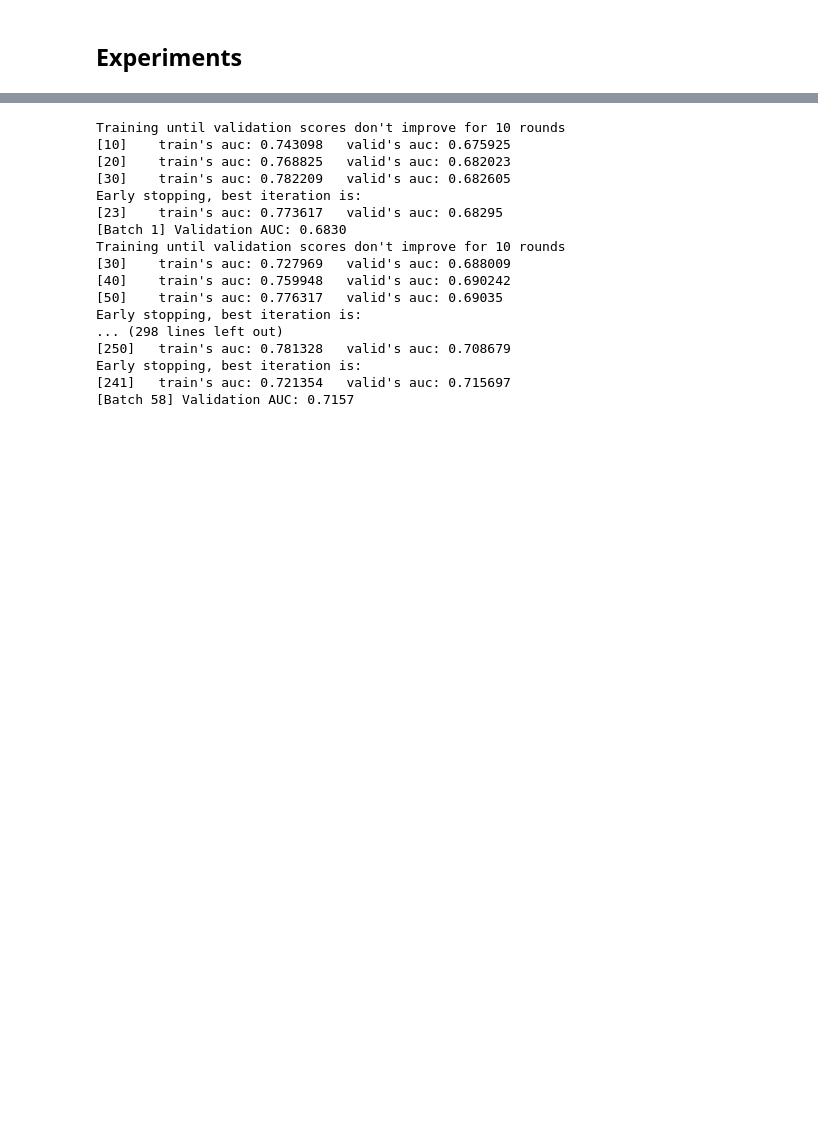
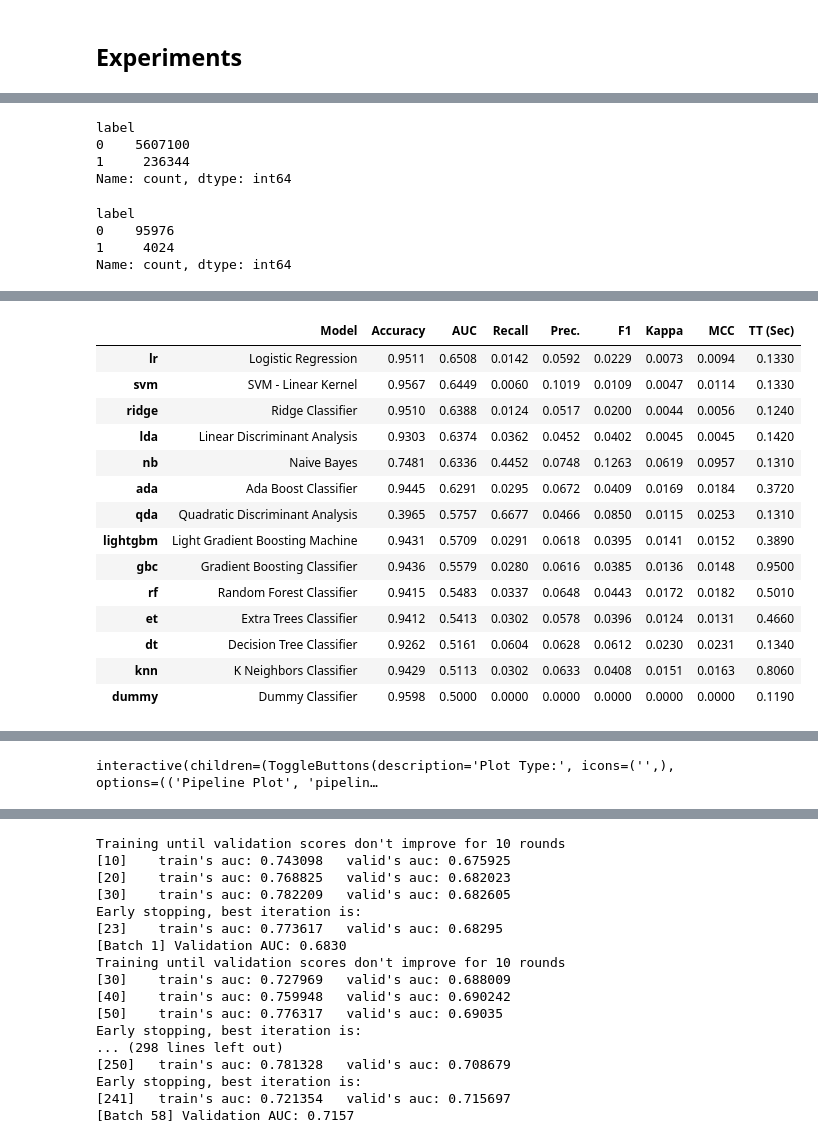
Before and after one commit to mtanig/ml-snippets, a Jupyter notebook: ctr_predction_title_and_others/experiments.ipynb, the cells around one changed output, grey strips where cells are left out. Drawn from its saved outputs; the diff is of its cells as text; code cells hidden in the pictures; blank space fills up the shorter version.

```diff
--- a/ctr_predction_title_and_others/experiments.ipynb
+++ b/ctr_predction_title_and_others/experiments.ipynb
@@ -36,0 +42,9 @@ Archive:  MINDsmall_dev.zip
+# %%
+news_path = "MINDsmall_train/news.tsv"
+behaviors_path = "MINDsmall_train/behaviors.tsv"
+
+news_cols = ["id", "cat", "subcat", "title", "abstract", "url", "title_entities", "abstract_entities"]
+behaviors_cols = ["imp_id", "user_id", "time", "history", "impressions"]
+
+news = pd.read_table(news_path, names=news_cols)
+behaviors = pd.read_table(behaviors_path, names=behaviors_cols)
@@ -45,0 +143,7 @@ tqdm.pandas()
+# %%
+# ニュース情報マージ
+merged_df = ctr_df.merge(news, left_on="news_id", right_on="id", how="left")
+
+# 不要なカラム削除、順序整理
+merged_df = merged_df.drop(columns=["imp_id", "id", "news_id", "url", "title_entities", "abstract_entities"])
+merged_df = merged_df.dropna(subset=["label"])  # labelが欠損してたら除外
@@ -45,0 +166,7 @@ tqdm.pandas()
+# %%
+merged_df['label'].value_counts()
+# %% [output]
+label
+0    5607100
+1     236344
+Name: count, dtype: int64
@@ -45,0 +175,23 @@ tqdm.pandas()
+# %%
+small_merged_df = merged_df.sample(100000, random_state=42)
+small_merged_df['label'].value_counts()
+# %% [output]
+label
+0    95976
+1     4024
+Name: count, dtype: int64
+# %%
+clf = setup(
+    small_merged_df,
+    target="label",
+    categorical_features=[],
+    ignore_features=["imp_id", "id", "news_id", "url", "title_entities", "abstract_entities"],
+    session_id=42,
+    verbose=False
+)
+
+best_model = compare_models(sort="AUC")
+
+# print dashboard
+evaluate_model(best_model)
+# %% [output]
@@ -45,0 +199,15 @@ tqdm.pandas()
+|  | Model | Accuracy | AUC | Recall | Prec. | F1 | Kappa | MCC | TT (Sec) |
+| lr | Logistic Regression | 0.9511 | 0.6508 | 0.0142 | 0.0592 | 0.0229 | 0.0073 | 0.0094 | 0.1330 |
+| svm | SVM - Linear Kernel | 0.9567 | 0.6449 | 0.0060 | 0.1019 | 0.0109 | 0.0047 | 0.0114 | 0.1330 |
+| ridge | Ridge Classifier | 0.9510 | 0.6388 | 0.0124 | 0.0517 | 0.0200 | 0.0044 | 0.0056 | 0.1240 |
+| lda | Linear Discriminant Analysis | 0.9303 | 0.6374 | 0.0362 | 0.0452 | 0.0402 | 0.0045 | 0.0045 | 0.1420 |
+| nb | Naive Bayes | 0.7481 | 0.6336 | 0.4452 | 0.0748 | 0.1263 | 0.0619 | 0.0957 | 0.1310 |
+| ada | Ada Boost Classifier | 0.9445 | 0.6291 | 0.0295 | 0.0672 | 0.0409 | 0.0169 | 0.0184 | 0.3720 |
+| qda | Quadratic Discriminant Analysis | 0.3965 | 0.5757 | 0.6677 | 0.0466 | 0.0850 | 0.0115 | 0.0253 | 0.1310 |
+| lightgbm | Light Gradient Boosting Machine | 0.9431 | 0.5709 | 0.0291 | 0.0618 | 0.0395 | 0.0141 | 0.0152 | 0.3890 |
+| gbc | Gradient Boosting Classifier | 0.9436 | 0.5579 | 0.0280 | 0.0616 | 0.0385 | 0.0136 | 0.0148 | 0.9500 |
+| rf | Random Forest Classifier | 0.9415 | 0.5483 | 0.0337 | 0.0648 | 0.0443 | 0.0172 | 0.0182 | 0.5010 |
+| et | Extra Trees Classifier | 0.9412 | 0.5413 | 0.0302 | 0.0578 | 0.0396 | 0.0124 | 0.0131 | 0.4660 |
+| dt | Decision Tree Classifier | 0.9262 | 0.5161 | 0.0604 | 0.0628 | 0.0612 | 0.0230 | 0.0231 | 0.1340 |
+| knn | K Neighbors Classifier | 0.9429 | 0.5113 | 0.0302 | 0.0633 | 0.0408 | 0.0151 | 0.0163 | 0.8060 |
+| dummy | Dummy Classifier | 0.9598 | 0.5000 | 0.0000 | 0.0000 | 0.0000 | 0.0000 | 0.0000 | 0.1190 |
@@ -45,0 +215 @@ tqdm.pandas()
+interactive(children=(ToggleButtons(description='Plot Type:', icons=('',), options=(('Pipeline Plot', 'pipelin…
```
Also changed, not shown: parts of 30 cells of this notebook.
